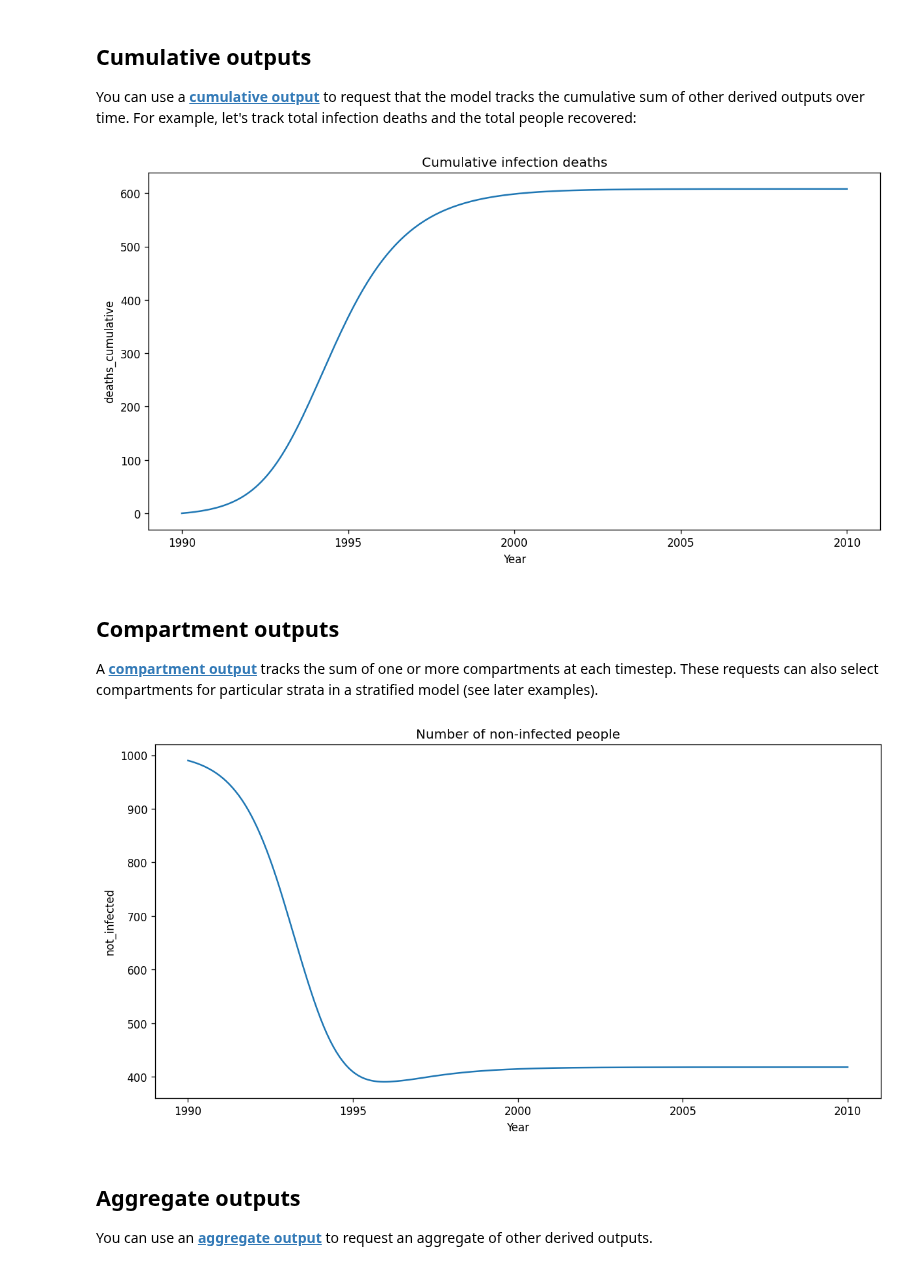
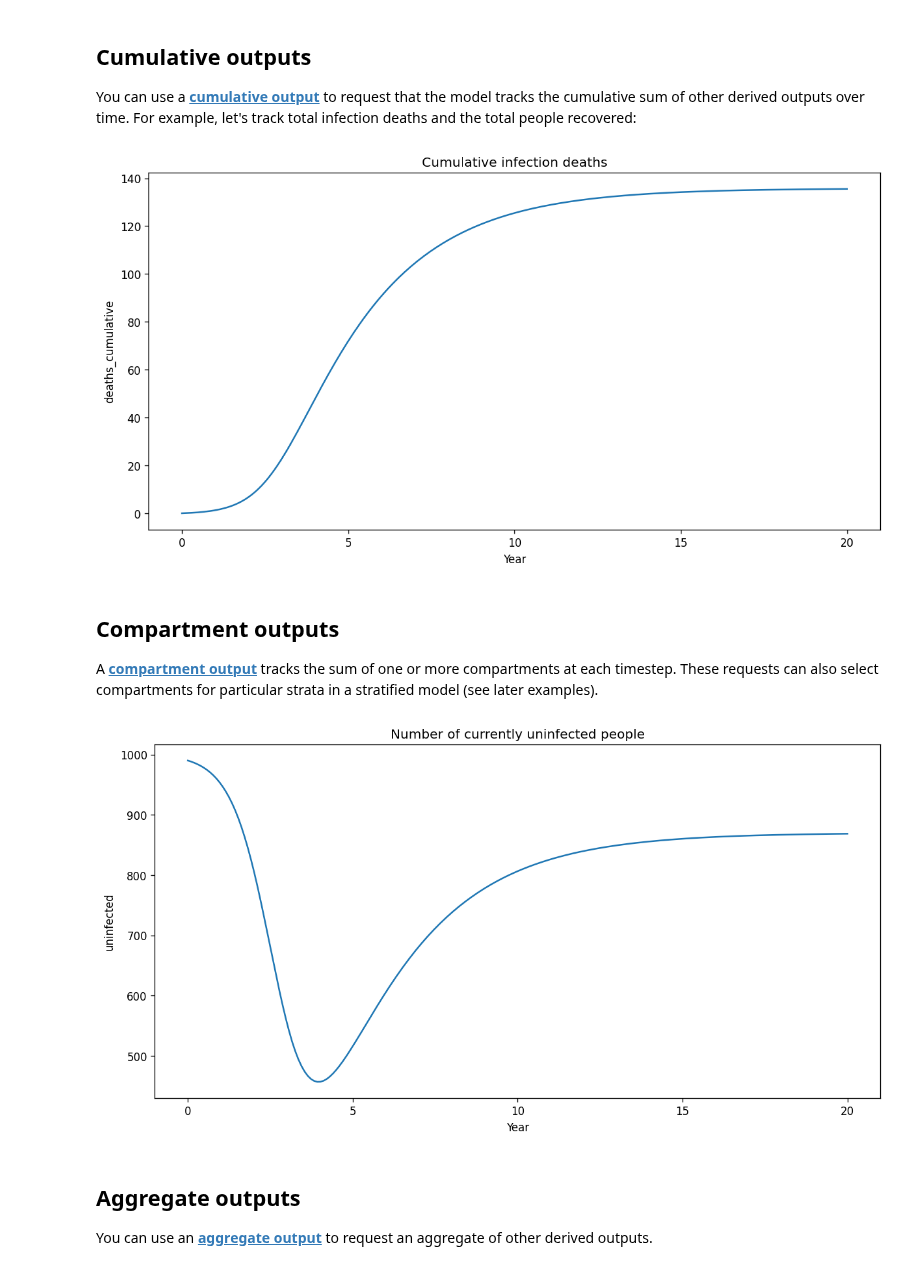
Before and after one commit to monash-emu/summer, a Jupyter notebook: docs/examples/2-derived-outputs.ipynb, the cells around one changed output. Drawn from its saved outputs; the diff is of its cells as text; code cells hidden in the pictures.

Commit message:
Make some unnecessary changes to the second example, and reconcile the models in the two examples

```diff
--- a/docs/examples/2-derived-outputs.ipynb
+++ b/docs/examples/2-derived-outputs.ipynb
@@ -25,7 +25,7 @@ from summer import CompartmentalModel
 def build_model():
     """Returns a new SIR model"""
     model = CompartmentalModel(
-        times=[1990, 2010],
+        times=[0, 20],
         compartments=["S", "I", "R"],
         infectious_compartments=["I"],
         timestep=0.1,
@@ -33,7 +33,7 @@ def build_model():
     model.set_initial_population(distribution={"S": 990, "I": 10})
     model.add_infection_frequency_flow(name="infection", contact_rate=2, source="S", dest="I")
     model.add_sojourn_flow(name="recovery", sojourn_time=3, source="I", dest="R")
-    model.add_death_flow(name="infection_death", death_rate=0.5, source="I")
+    model.add_death_flow(name="infection_death", death_rate=0.05, source="I")
     return model
 
 def plot_output(model, name, title):
@@ -131,9 +131,9 @@ model.request_output_for_flow(name="deaths", flow_name="infection_death")
 model.request_cumulative_output(name="deaths_cumulative", source="deaths")
 
 model.run()
-plot_output(model, 'deaths_cumulative', "Cumulative infection deaths")
+plot_output(model, "deaths_cumulative", "Cumulative infection deaths")
 # %% [output]
-[figure, old version]
+[figure, new version]
 # %% [markdown]
 ## Compartment outputs
 
@@ -141,13 +141,13 @@ A **[compartment output](/model.html#summer.model.CompartmentalModel.request_out
 # %%
 model = build_model()
 
-# Request that the S and R compartment sizes are combined into 'not_infected'.
-model.request_output_for_compartments(name='not_infected', compartments=['S', 'R'])
+# Request that the S and R compartment sizes are combined into 'uninfected'.
+model.request_output_for_compartments(name="uninfected", compartments=["S", "R"])
 
 model.run()
-plot_output(model, 'not_infected', "Number of non-infected people")
+plot_output(model, "uninfected", "Number of currently uninfected people")
 # %% [output]
-[figure, old version]
+[figure, new version]
 # %% [markdown]
 ## Aggregate outputs
 
```
Also changed, not shown: parts of 6 cells of this notebook, 1 other file.
